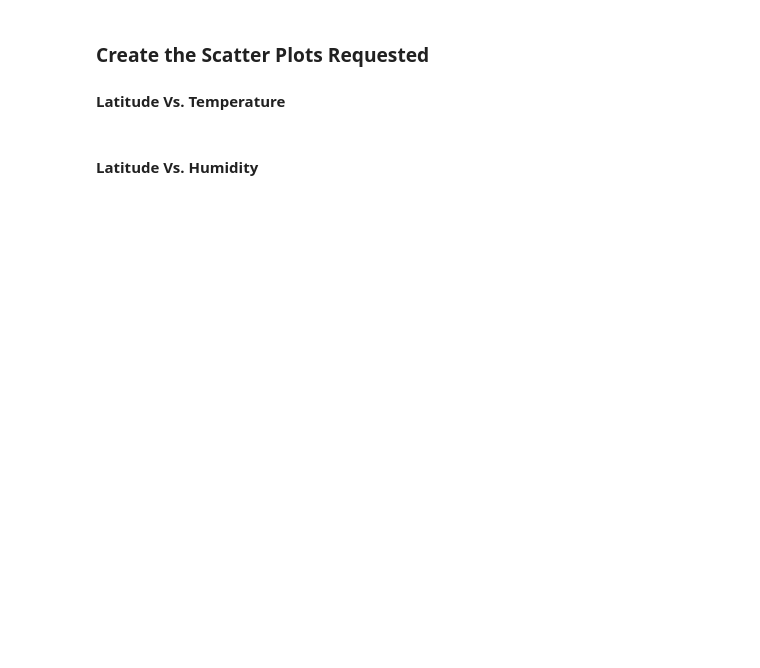
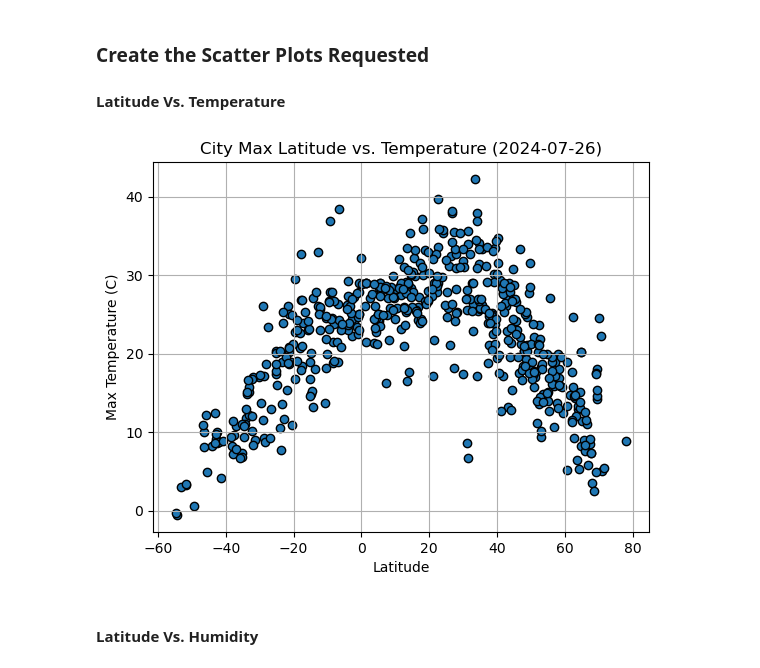
Before and after one commit to hopkinsbowman78/hvplot-api-keys, a Jupyter notebook: WeatherPy.ipynb, the cells around one changed output. Drawn from its saved outputs; the diff is of its cells as text; code cells hidden in the pictures; blank space fills up the shorter version.

```diff
--- a/WeatherPy.ipynb
+++ b/WeatherPy.ipynb
@@ -195,16 +192,23 @@ city_data_df.head()
 #### Latitude Vs. Temperature
 # %%
 # Build scatter plot for latitude vs. temperature
-# YOUR CODE HERE
+x_values = city_data_df['Lat']
+y_values = city_data_df['Max Temp']
+plt.scatter(x_values,y_values, edgecolors="black")
 
 # Incorporate the other graph properties
-# YOUR CODE HERE
+plt.xlabel('Latitude')
+plt.ylabel('Max Temperature (C)')
+plt.title(f"City Max Latitude vs. Temperature (2024-07-26)")
+plt.grid(True)
 
 # Save the figure
 plt.savefig("output_data/Fig1.png")
 
 # Show plot
 plt.show()
+# %% [output]
+[figure, added]
 # %% [markdown]
 #### Latitude Vs. Humidity
 # %%
```
Also changed, not shown: parts of 8 cells of this notebook, 5 other files.
